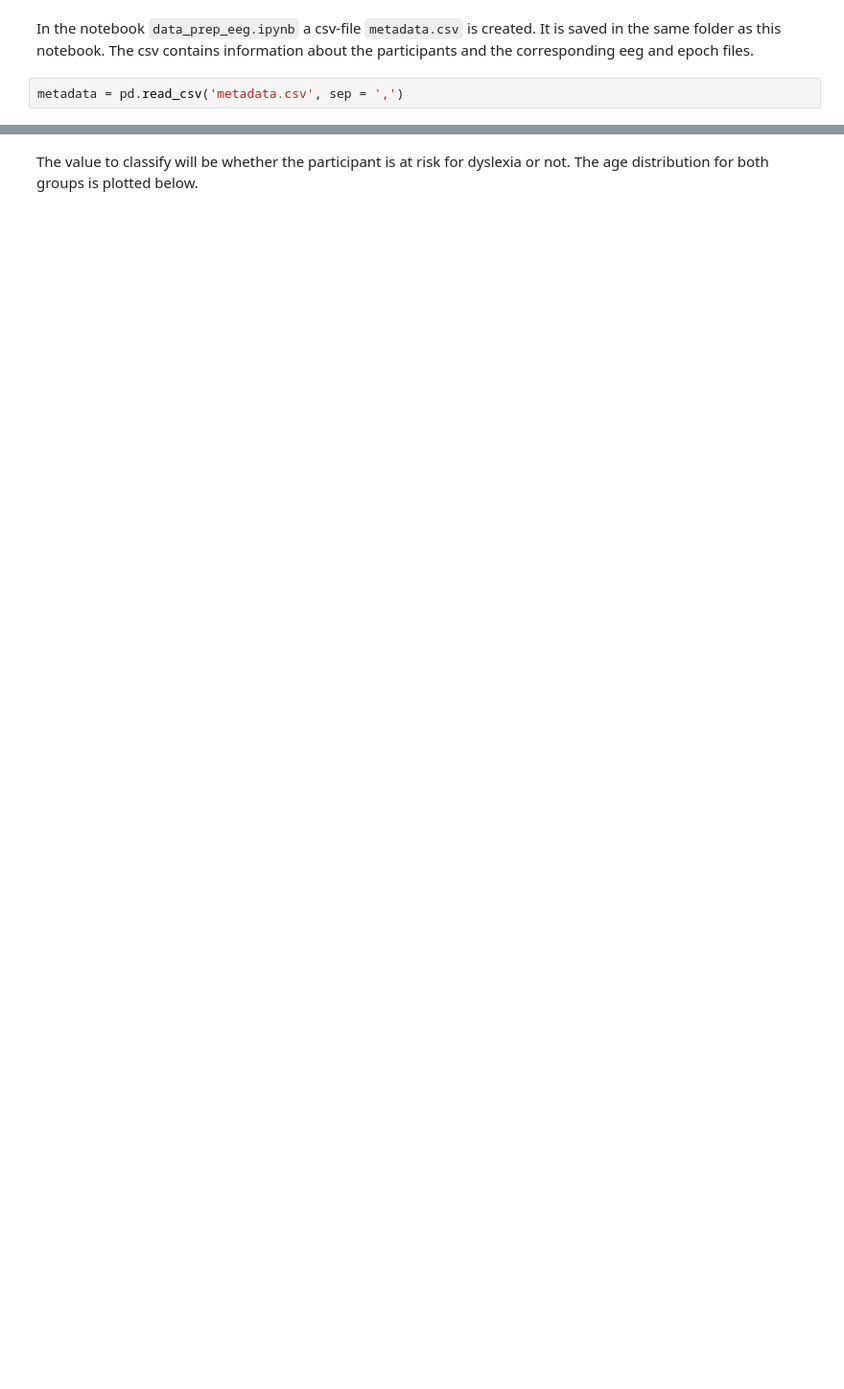
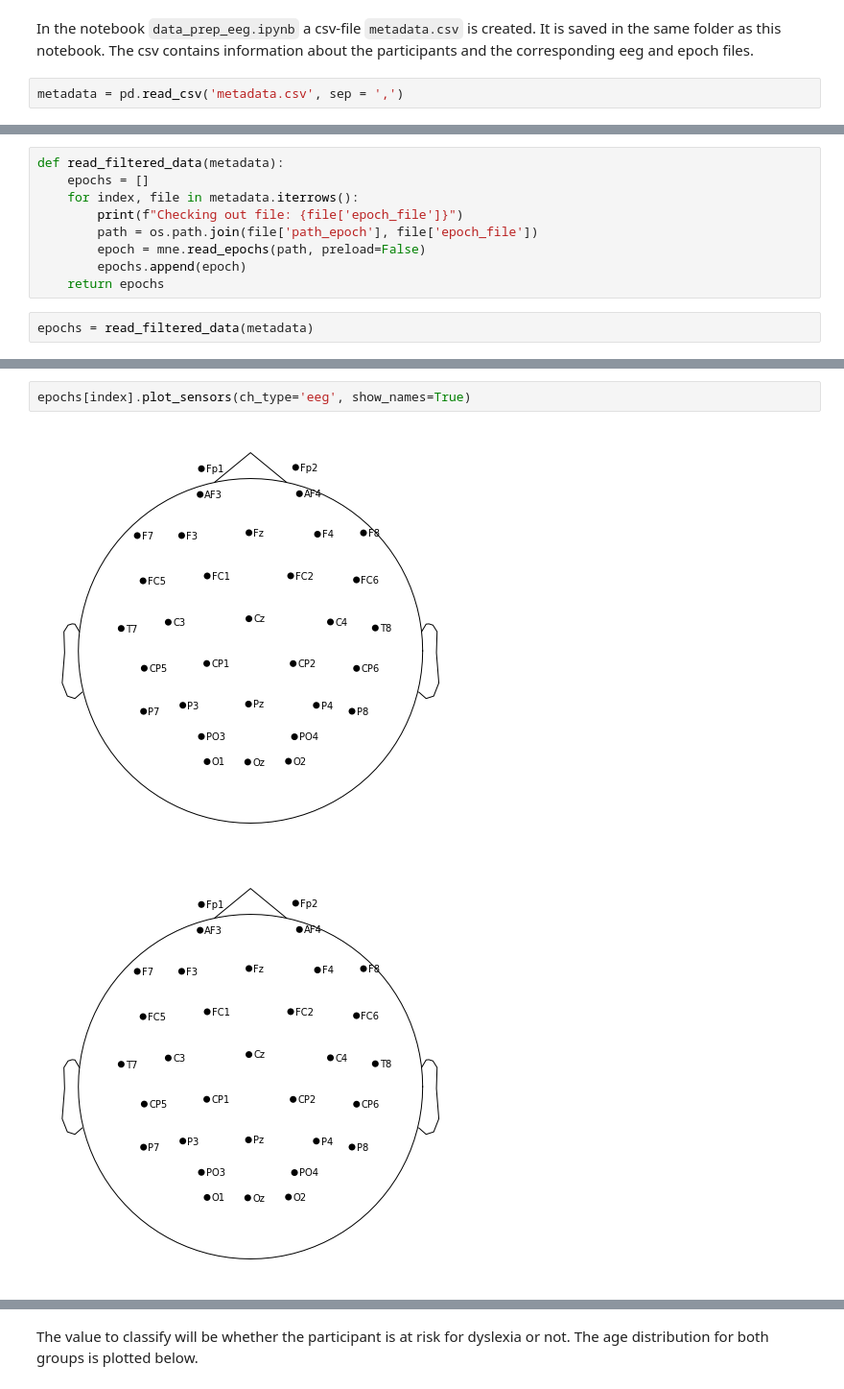
Before and after one commit to eegyolk-ai/eegyolk, a Jupyter notebook: dyslexiaprediction_nadine/data_analysis.ipynb, the cells around one changed output, grey strips where cells are left out. Shown at 96% size. Cells and saved outputs as stored; diff of their text form; blank space fills up the shorter version.

```diff
--- a/dyslexiaprediction_nadine/data_analysis.ipynb
+++ b/dyslexiaprediction_nadine/data_analysis.ipynb
@@ -70,0 +71,11 @@ metadata
+# %%
+def read_filtered_data(metadata):
+    epochs = []
+    for index, file in metadata.iterrows():
+        print(f"Checking out file: {file['epoch_file']}")
+        path = os.path.join(file['path_epoch'], file['epoch_file'])
+        epoch = mne.read_epochs(path, preload=False)
+        epochs.append(epoch)
+    return epochs
+# %%
+epochs = read_filtered_data(metadata)
@@ -72,0 +150,5 @@ metadata
+# %%
+epochs[index].plot_sensors(ch_type='eeg', show_names=True)
+# %% [output]
+[figure, added]
+[figure, added]
```
Also changed, not shown: parts of 38 cells of this notebook, 6 other files.
